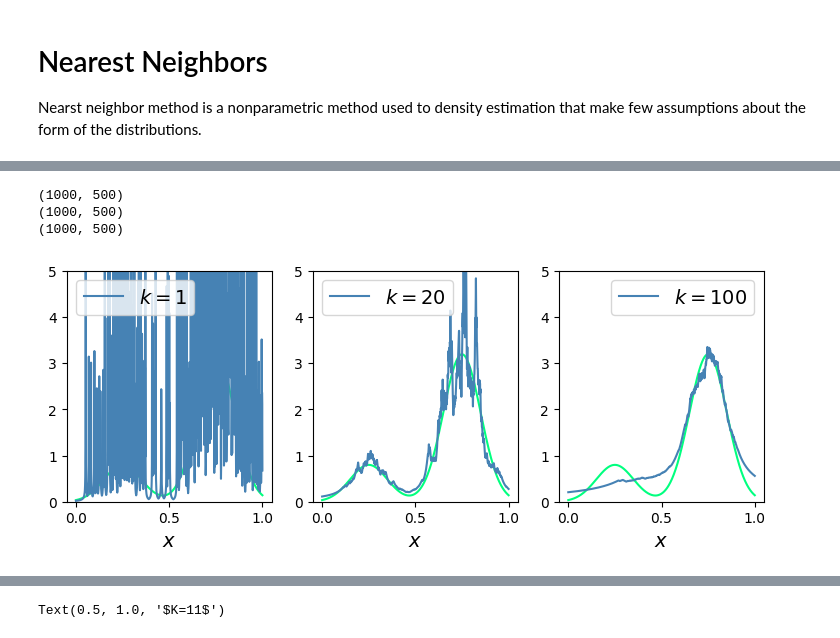
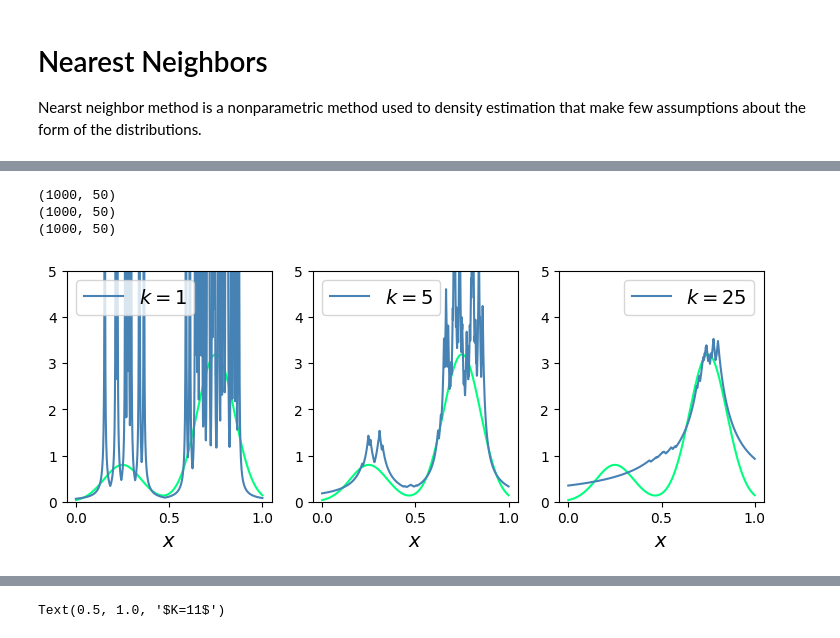
Before and after one commit to YangyangFu/mlax, a Jupyter notebook: 4-knn.ipynb, the cells around one changed output, grey strips where cells are left out. Saved outputs shown, nothing was run; the diff lists cells and outputs as text; code cells hidden in the pictures.

```diff
--- a/4-knn.ipynb
+++ b/4-knn.ipynb
@@ -28,28 +44,31 @@ gaussian1 = jax.scipy.stats.norm.pdf(x_space, means[1], stds[1])
 y_space = ratio[0] * gaussian0 + ratio[1] * gaussian1
 
 # sample N points from the mixture
-N = 500
+N = 50
 N1 = int(N * ratio[0])
 N2 = int(N * ratio[1])
 
-sampled_points = jnp.concatenate([jax.random.normal(jax.random.PRNGKey(0), shape=(N1,)) * stds[0] + means[0],
-                                  jax.random.normal(jax.random.PRNGKey(0), shape=(N2,)) * stds[1] + means[1]])
+sampled_points = jnp.concatenate([jax.random.normal(jax.random.PRNGKey(47), shape=(N1,)) * stds[0] + means[0],
+                                  jax.random.normal(jax.random.PRNGKey(47), shape=(N2,)) * stds[1] + means[1]])
 plt.figure(figsize=(9, 3))
 plt.subplot(1, 3, 1)
+delta = 0.04
 plt.plot(x_space, y_space, color="springgreen")
-plt.hist(sampled_points, bins=4, edgecolor="black", color="steelblue", label="$\\Delta=0.04$")
+plt.hist(sampled_points, bins=int(1/delta), edgecolor="black", color="steelblue", label="$\\Delta=0.04$")
 plt.xlabel("$x$", fontsize=14)
 plt.legend(fontsize=14)
 
 plt.subplot(1, 3, 2)
+delta = 0.08
 plt.plot(x_space, y_space, color="springgreen")
-plt.hist(sampled_points, bins=8, edgecolor="black", color="steelblue", label="$\\Delta=0.08$")
+plt.hist(sampled_points, bins=int(1/delta), edgecolor="black", color="steelblue", label="$\\Delta=0.08$")
 plt.xlabel("$x$", fontsize=14)
 plt.legend(fontsize=14)
 
 plt.subplot(1, 3, 3)
+delta = 0.25
 plt.plot(x_space, y_space, color="springgreen")
-plt.hist(sampled_points, bins=25, edgecolor="black", color="steelblue", label="$\\Delta=0.25$")
+plt.hist(sampled_points, bins=int(1/delta), edgecolor="black", color="steelblue", label="$\\Delta=0.25$")
 plt.xlabel("$x$", fontsize=14)
 plt.legend(fontsize=14)
 
@@ -63,37 +152,37 @@ plt.show()
 # %%
 model = NearestNeighborsDensity()
 
 plt.figure(figsize=(9, 3))
 plt.subplot(1, 3, 1)
 plt.plot(x_space, y_space, color="springgreen")
 density = model.predict(sampled_points.reshape(-1,1), x_space.reshape(-1,1), k=1)
 plt.plot(x_space, density, color="steelblue", label="$k=1$")
 plt.xlabel("$x$", fontsize=14)
 plt.ylim(0, 5)
 plt.legend(fontsize=14)
 
 plt.subplot(1, 3, 2)
 plt.plot(x_space, y_space, color="springgreen")
-density = model.predict(sampled_points.reshape(-1,1), x_space.reshape(-1,1), k=20)
-plt.plot(x_space, density, color="steelblue", label="$k=20$")
+density = model.predict(sampled_points.reshape(-1,1), x_space.reshape(-1,1), k=5)
+plt.plot(x_space, density, color="steelblue", label="$k=5$")
 plt.xlabel("$x$", fontsize=14)
 plt.ylim(0, 5)
 plt.legend(fontsize=14)
 
 plt.subplot(1, 3, 3)
 plt.plot(x_space, y_space, color="springgreen")
-density = model.predict(sampled_points.reshape(-1,1), x_space.reshape(-1,1), k=100)
-plt.plot(x_space, density, color="steelblue", label="$k=100$")
+density = model.predict(sampled_points.reshape(-1,1), x_space.reshape(-1,1), k=25)
+plt.plot(x_space, density, color="steelblue", label="$k=25$")
 plt.xlabel("$x$", fontsize=14)
 plt.ylim(0, 5)
 plt.legend(fontsize=14)
 
 plt.show()
 # %% [output]
-(1000, 500)
-(1000, 500)
-(1000, 500)
+(1000, 50)
+(1000, 50)
+(1000, 50)
-[figure, old version]
+[figure, new version]
 # %% [markdown]
 We see that the value of K now governs the degree of smoothing and that again there is an optimum choice for K that is neither too large nor too small. Note that the model produced by K nearest neighbours is not a true density model because the integral over all space diverges.
 
```
Also changed, not shown: parts of 8 cells of this notebook.
